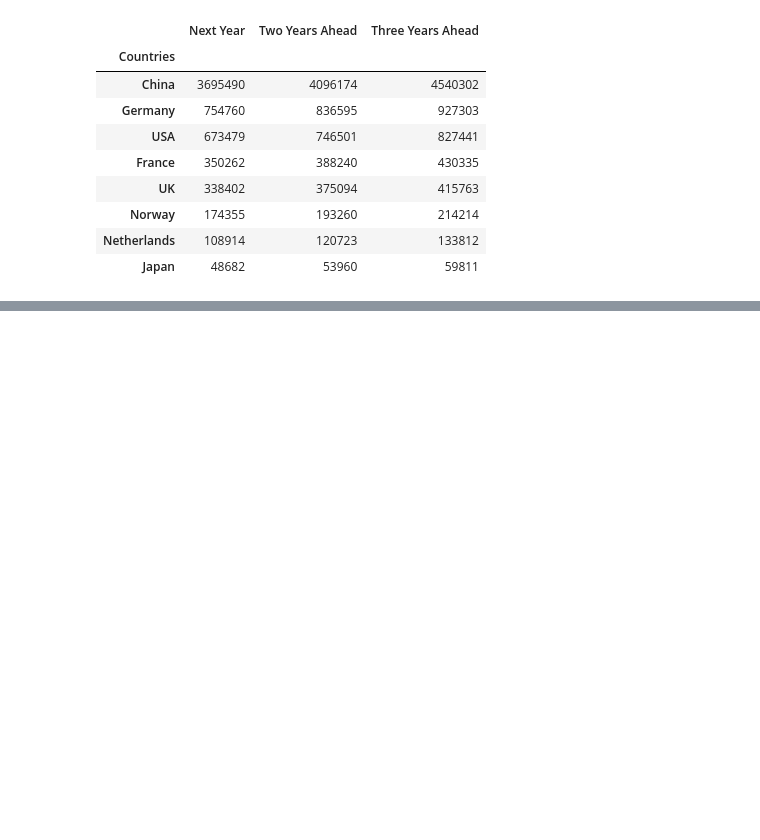
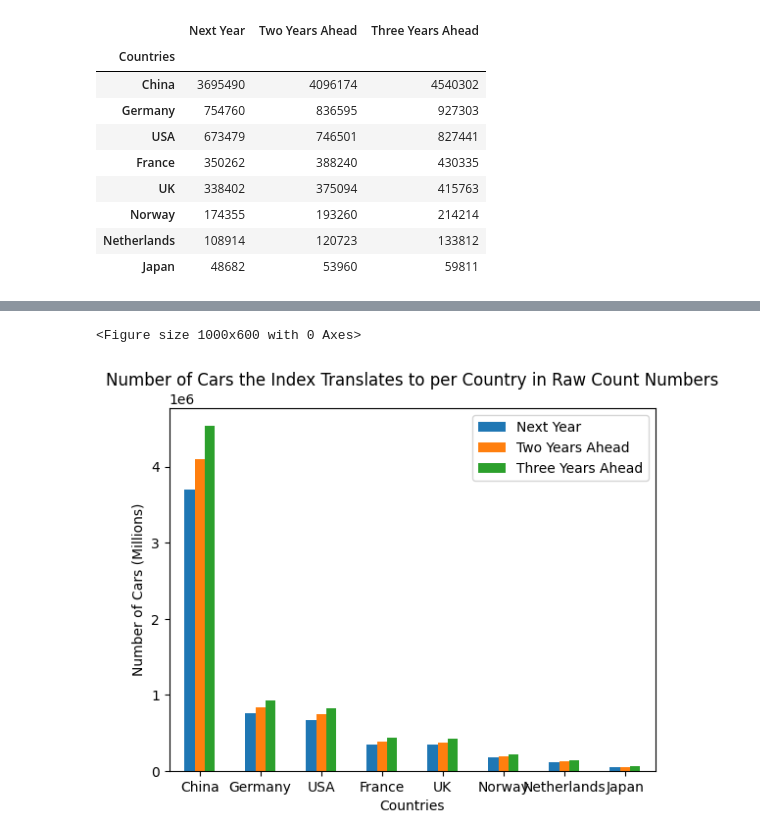
Before and after one commit to Chuka-J-Uzo/eMobility_Analysis_Global-EV, a Jupyter notebook: Global_EV_Predictions_Analysis.ipynb, the cells around one changed output, grey strips where cells are left out. Saved outputs shown, nothing was run; the diff lists cells and outputs as text; code cells hidden in the pictures; blank space fills up the shorter version.

```diff
--- a/Global_EV_Predictions_Analysis.ipynb
+++ b/Global_EV_Predictions_Analysis.ipynb
@@ -425,0 +464,13 @@ cars_per_country
+# %%
+import matplotlib.pyplot as plt
+
+# Plotting number of cars per country
+plt.figure(figsize=(10, 6))
+cars_per_country.plot(kind='bar', rot=0)
+plt.title('Number of Cars the Index Translates to per Country in Raw Count Numbers')
+plt.xlabel('Countries')
+plt.ylabel('Number of Cars (Millions)')
+plt.show()
+# %% [output]
+<Figure size 1000x600 with 0 Axes>
+[figure, added]
```
Also changed, not shown: parts of 9 cells of this notebook.
